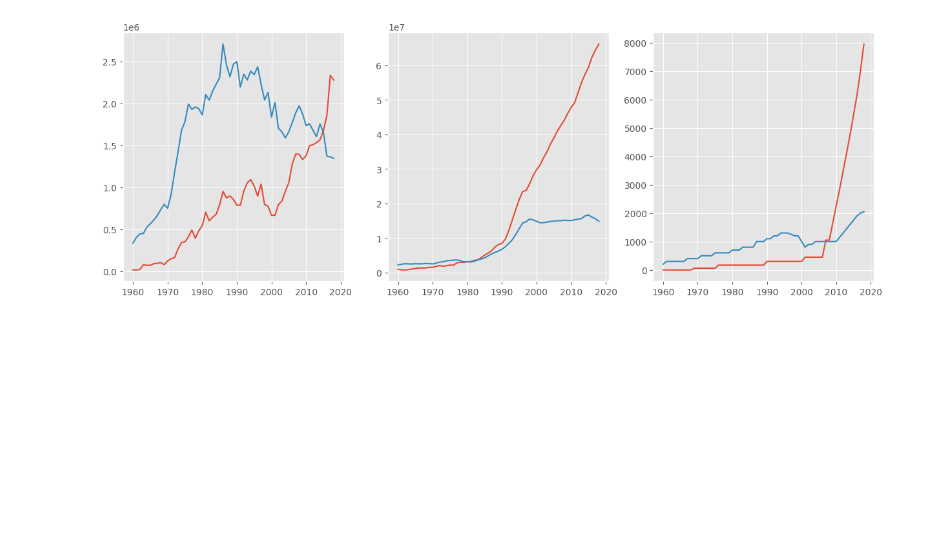
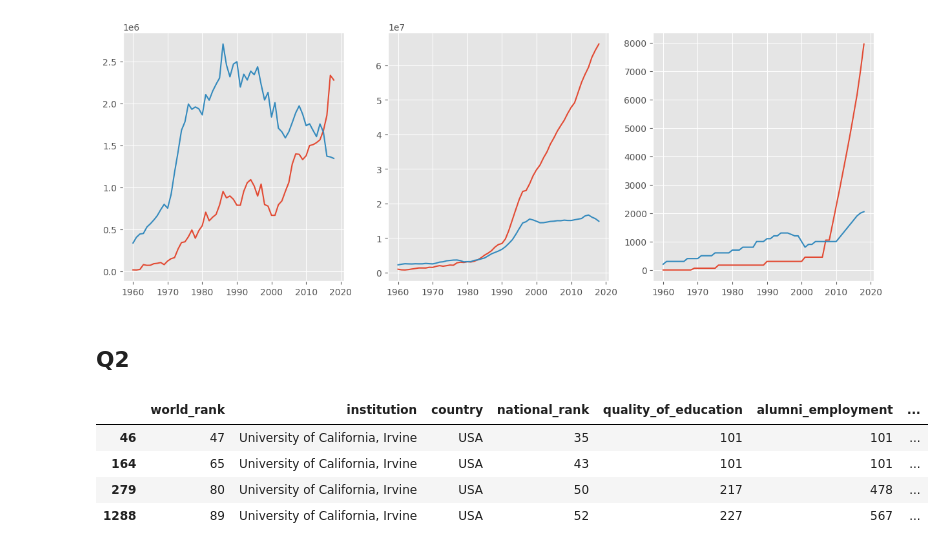
Before and after one commit to Galaxy092/Samsung-Innovation-Campus-Python-Course, a Jupyter notebook: Chapter 7/Week 17 Sunday Homework.ipynb, the cells around one changed output. Cells and saved outputs as stored; diff of their text form; code cells hidden in the pictures; blank space fills up the shorter version.

```diff
--- a/Chapter 7/Week 17 Sunday Homework.ipynb
+++ b/Chapter 7/Week 17 Sunday Homework.ipynb
@@ -675,3 +675,19 @@ axs[2].plot(a_x, a_y)
 [<matplotlib.lines.Line2D at 0x...>,
  <matplotlib.lines.Line2D at 0x...>]
 [figure]
+# %% [markdown]
+## Q2
+# %%
+# Access University of California, Irvine
+import pandas as pd
+
+# Read the CSV file into a DataFrame
+df = pd.read_json("universities_ranking.json")
+uci_ir = df[df['institution'].str.contains('University of California, Irvine')]
+uci_ir.head()
+# %% [output]
+|  | world_rank | institution | country | national_rank | quality_of_education | alumni_employment | ... |
+| 46 | 47 | University of California, Irvine | USA | 35 | 101 | 101 | ... |
+| 164 | 65 | University of California, Irvine | USA | 43 | 101 | 101 | ... |
+| 279 | 80 | University of California, Irvine | USA | 50 | 217 | 478 | ... |
+| 1288 | 89 | University of California, Irvine | USA | 52 | 227 | 567 | ... |
```
